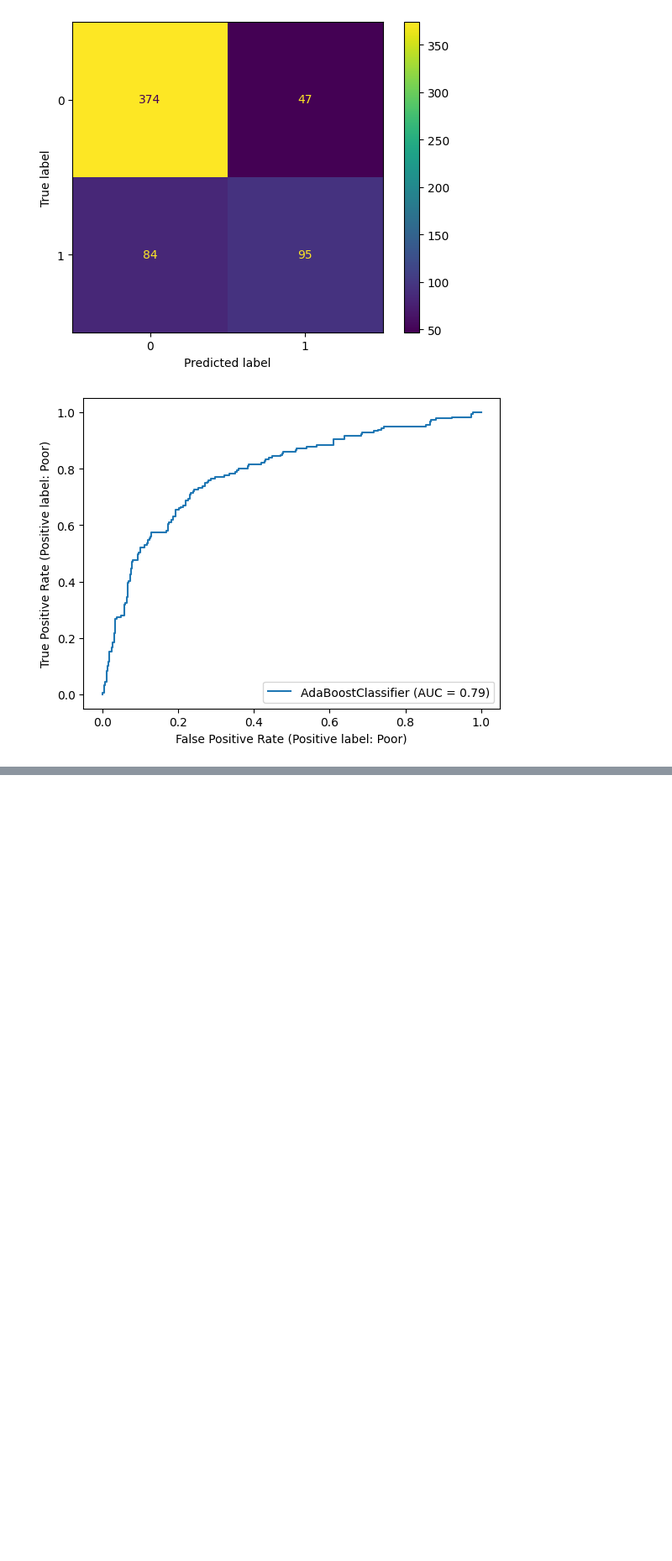
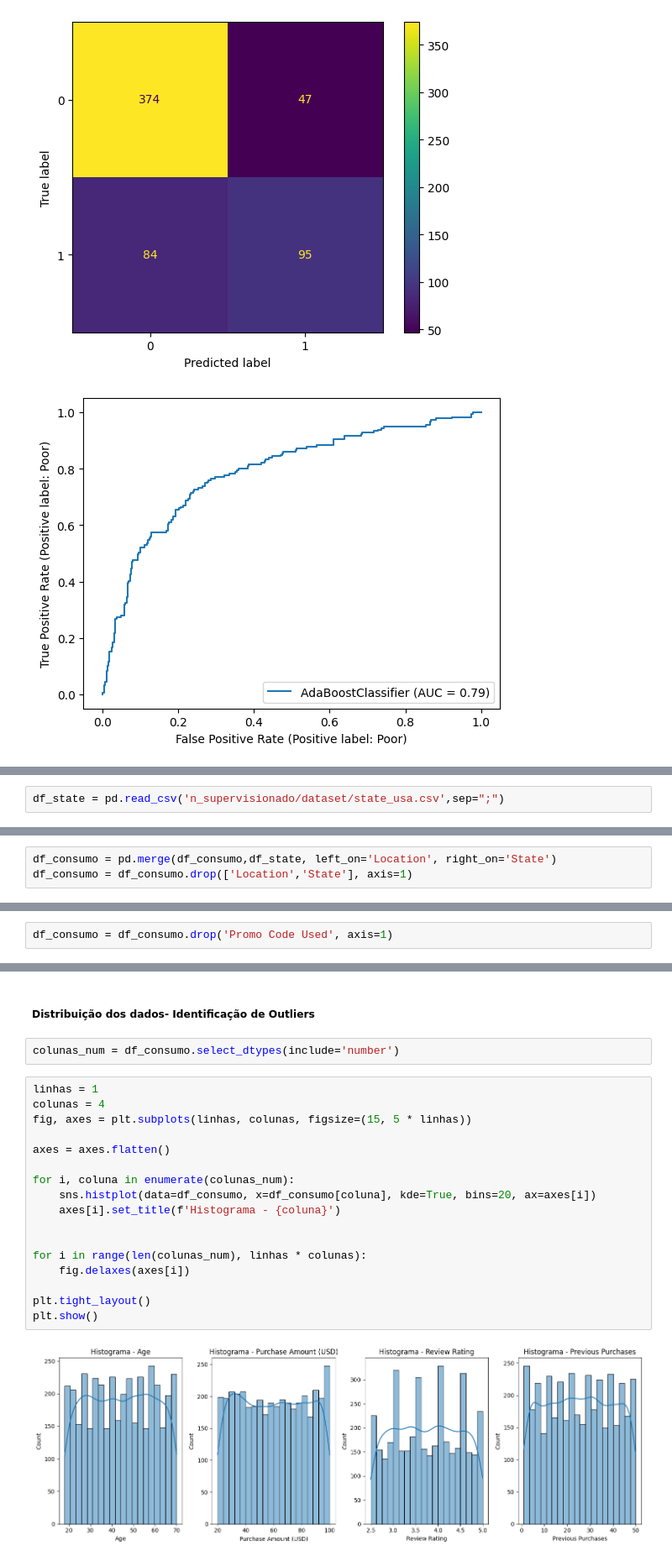
Before and after one commit to maurodomingues/Projeto_MachineLearningII, a Jupyter notebook: MLII_projeto.ipynb, the cells around one changed output, grey strips where cells are left out. Shown at 84% size. Cells and saved outputs as stored; diff of their text form; blank space fills up the shorter version.

Commit message:
feat: Aprendizado não Supervisionado
Implementação dos Modelos de Aprendizado Não Supervisionado

```diff
--- a/MLII_projeto.ipynb
+++ b/MLII_projeto.ipynb
@@ -722,0 +798,2 @@ weighted avg       0.77      0.78      0.77       600
+# %%
+df_state = pd.read_csv('n_supervisionado/dataset/state_usa.csv',sep=";")
@@ -722,0 +809,3 @@ weighted avg       0.77      0.78      0.77       600
+# %%
+df_consumo = pd.merge(df_consumo,df_state, left_on='Location', right_on='State')
+df_consumo = df_consumo.drop(['Location','State'], axis=1)
@@ -722,0 +889,2 @@ weighted avg       0.77      0.78      0.77       600
+# %%
+df_consumo = df_consumo.drop('Promo Code Used', axis=1)
@@ -722,0 +911,23 @@ weighted avg       0.77      0.78      0.77       600
+# %% [markdown]
+##### Distribuição dos dados- Identificação de Outliers
+# %%
+colunas_num = df_consumo.select_dtypes(include='number')
+# %%
+linhas = 1
+colunas = 4
+fig, axes = plt.subplots(linhas, colunas, figsize=(15, 5 * linhas))
+
+axes = axes.flatten()
+
+for i, coluna in enumerate(colunas_num):
+    sns.histplot(data=df_consumo, x=df_consumo[coluna], kde=True, bins=20, ax=axes[i])
+    axes[i].set_title(f'Histograma - {coluna}')
+
+
+for i in range(len(colunas_num), linhas * colunas):
+    fig.delaxes(axes[i])
+
+plt.tight_layout()
+plt.show()
+# %% [output]
+[figure, added]
```
Also changed, not shown: parts of 73 cells of this notebook.
